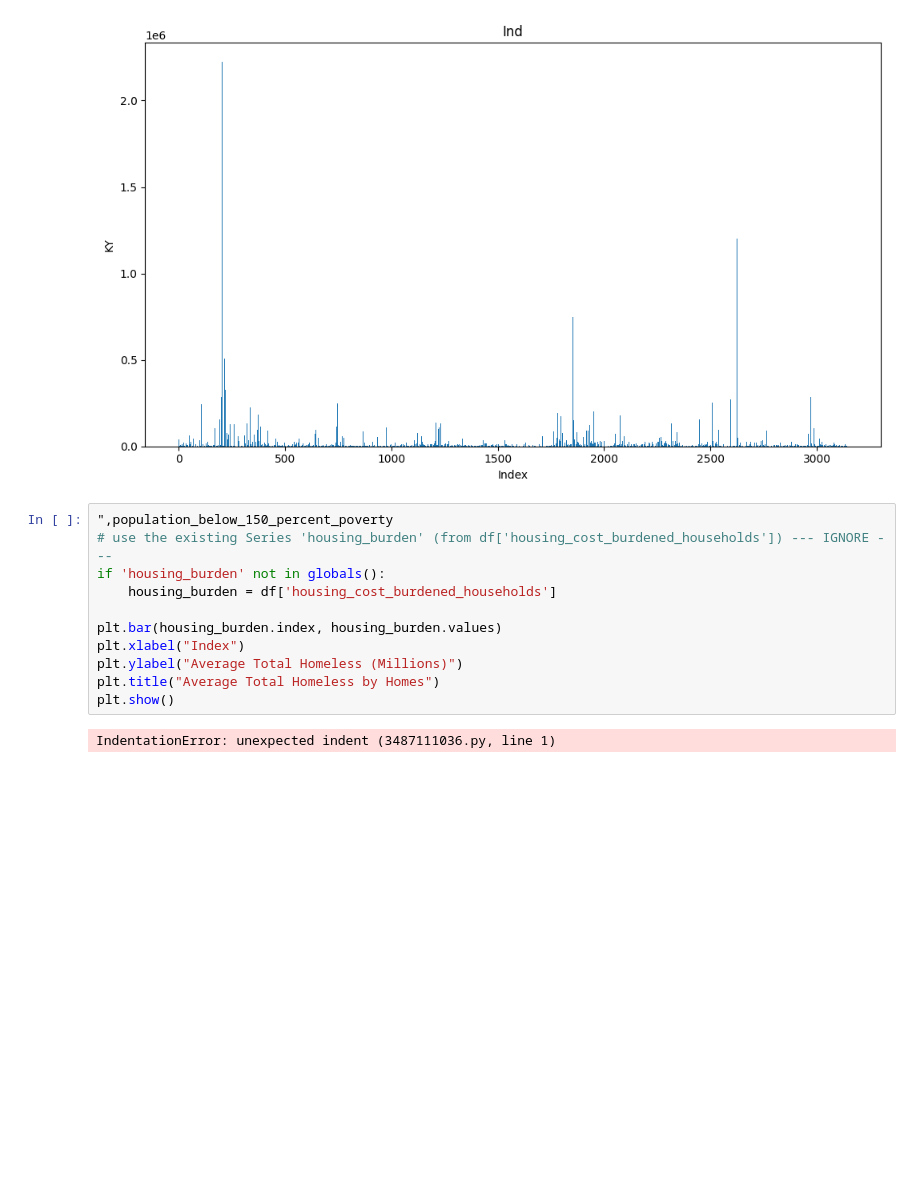
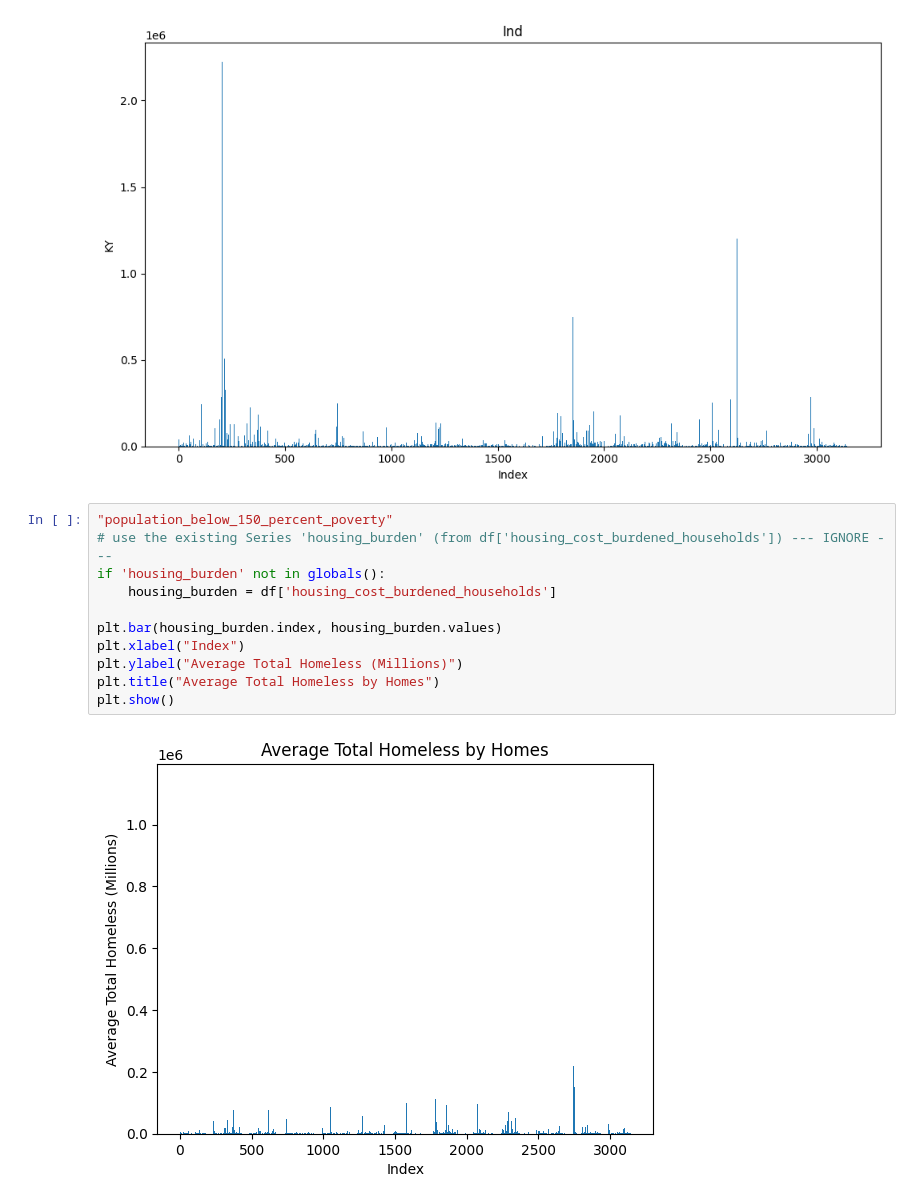
Before and after one commit to fmassaro1966/CYSocialDeterminatesFM, a Jupyter notebook: Notebook/Socialdeterminants2.ipynb, the cells around one changed output. Saved outputs shown, nothing was run; the diff lists cells and outputs as text; blank space fills up the shorter version.

Commit message:
Update graph

```diff
--- a/Notebook/Socialdeterminants2.ipynb
+++ b/Notebook/Socialdeterminants2.ipynb
@@ -291,16 +291,16 @@ plt.show()
 # %% [output]
 [figure]
 # %%
-",population_below_150_percent_poverty
+"population_below_150_percent_poverty"
 # use the existing Series 'housing_burden' (from df['housing_cost_burdened_households']) --- IGNORE ---
 if 'housing_burden' not in globals():
 	housing_burden = df['housing_cost_burdened_households']
 
 plt.bar(housing_burden.index, housing_burden.values)
 plt.xlabel("Index")
 plt.ylabel("Average Total Homeless (Millions)")
 plt.title("Average Total Homeless by Homes")
 plt.show()
 # %% [output]
-IndentationError: unexpected indent (3487111036.py, line 1)
+[figure, added]
 # %%
```
Also changed, not shown: parts of 3 cells of this notebook.
